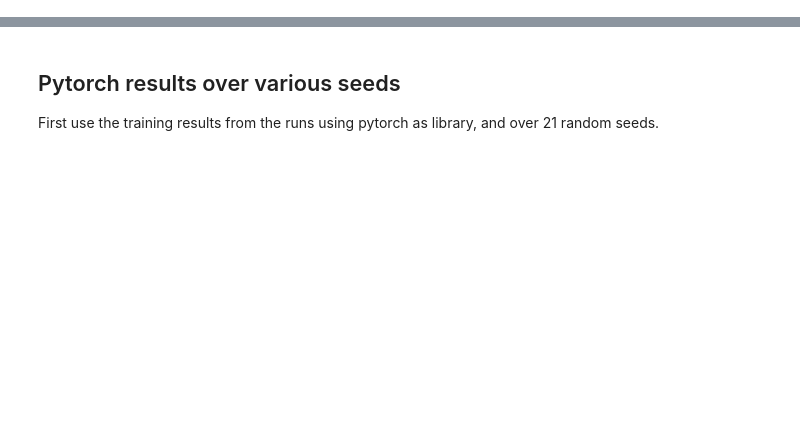
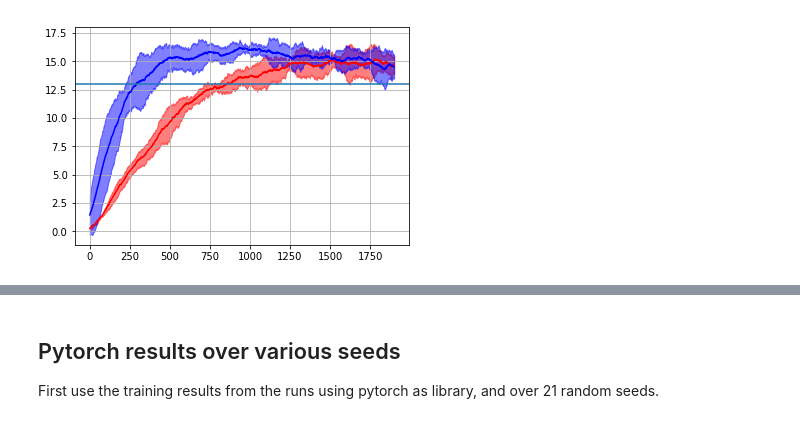
Before and after one commit to wpumacay/DeeprlND-projects, a Jupyter notebook: project1-navigation/results_analysis.ipynb, the cells around one changed output, grey strips where cells are left out. Saved outputs shown, nothing was run; the diff lists cells and outputs as text; code cells hidden in the pictures; blank space fills up the shorter version.

```diff
--- a/project1-navigation/results_analysis.ipynb
+++ b/project1-navigation/results_analysis.ipynb
@@ -42,0 +79,36 @@ INFO> loaded training data from session [banana_hyper_vtest] with timestamp [Sat
+# %%
+# some common loader functions, as the experiments have ...
+# a common naming-structure along experiments
+#
+# banana_(EXPERIMENT-NAME)_config_(EXPERIMENT-NUMBER)_(CONFIG-ID)_run_(CONFIG-RUN-ID)_pytorch_seed_(SEED-ID)
+#
+
+from itertools import product
+from IPython.core.debugger import set_trace
+
+def loadExperimentResults( experimentName, experimentNumber,
+                           configIds, configRunIds,
+                           seeds ) :
+    _sessionsResults = { 'scoresAvg' : [],
+                         'bellmanErrors' : [] }
+
+    for sessConfigId, sessRunId, sessSeed in product( configIds, configRunIds, seeds ) :
+        _sessionName = 'banana_' + experimentName + '_config_' + str(experimentNumber) + '_' + str(sessConfigId) + \
+                       '_run_' + str( sessRunId ) + '_pytorch_seed_' + str(sessSeed)
+
+        _sessionFolder = os.path.join( BASE_FOLDER,_sessionName )
+
+        _resultsFilepath = os.path.join( _sessionFolder, _sessionName + '_results.pkl' )
+
+        _resultsData = logger.loadTrainingResults( _resultsFilepath )
+
+        _sessionsResults['scoresAvg'].append( _resultsData['scoresAvg'] )
+        ## _sessionsResults['bellmanErrors'].append( _resultsData['bellmanErrors'] )
+        _sessionsResults['bellmanErrors'].append( np.squeeze( np.sum( np.array( _resultsData['bellmanErrors'] ), axis = 1 ) ) )
+
+        ## set_trace()
+
+    return _sessionsResults
+# %%
+_experiment1ResultsConfig1 = loadExperimentResults( 'hypertests', 1, [1], [0,1,2,3,4], [0] )
+_experiment1ResultsConfig2 = loadExperimentResults( 'hypertests', 1, [2], [0,1,2,3,4], [0] )
@@ -42,0 +126,7 @@ INFO> loaded training data from session [banana_hyper_vtest] with timestamp [Sat
+# %%
+axes = plotter.drawStdPlot(_experiment1ResultsConfig1['scoresAvg'], 'Scores', 'x', 'y')
+plotter.drawStdPlot( _experiment1ResultsConfig2['scoresAvg'], 'Scores', 'x', 'y', color = 'b', axes = axes )
+axes.axhline( y = 13., xmin = 0, xmax = 2000 )
+axes.grid( True )
+# %% [output]
+[figure, added]
```
Also changed, not shown: parts of 14 cells of this notebook.
